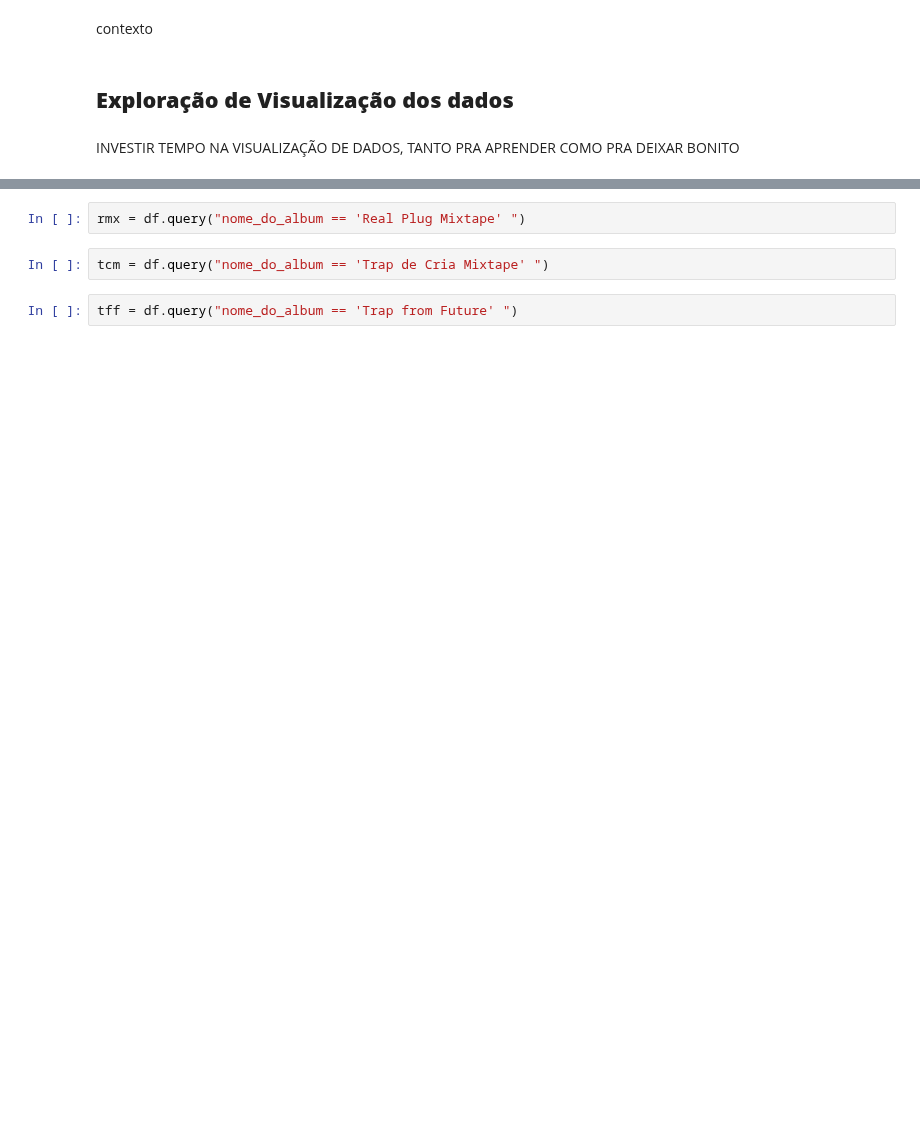
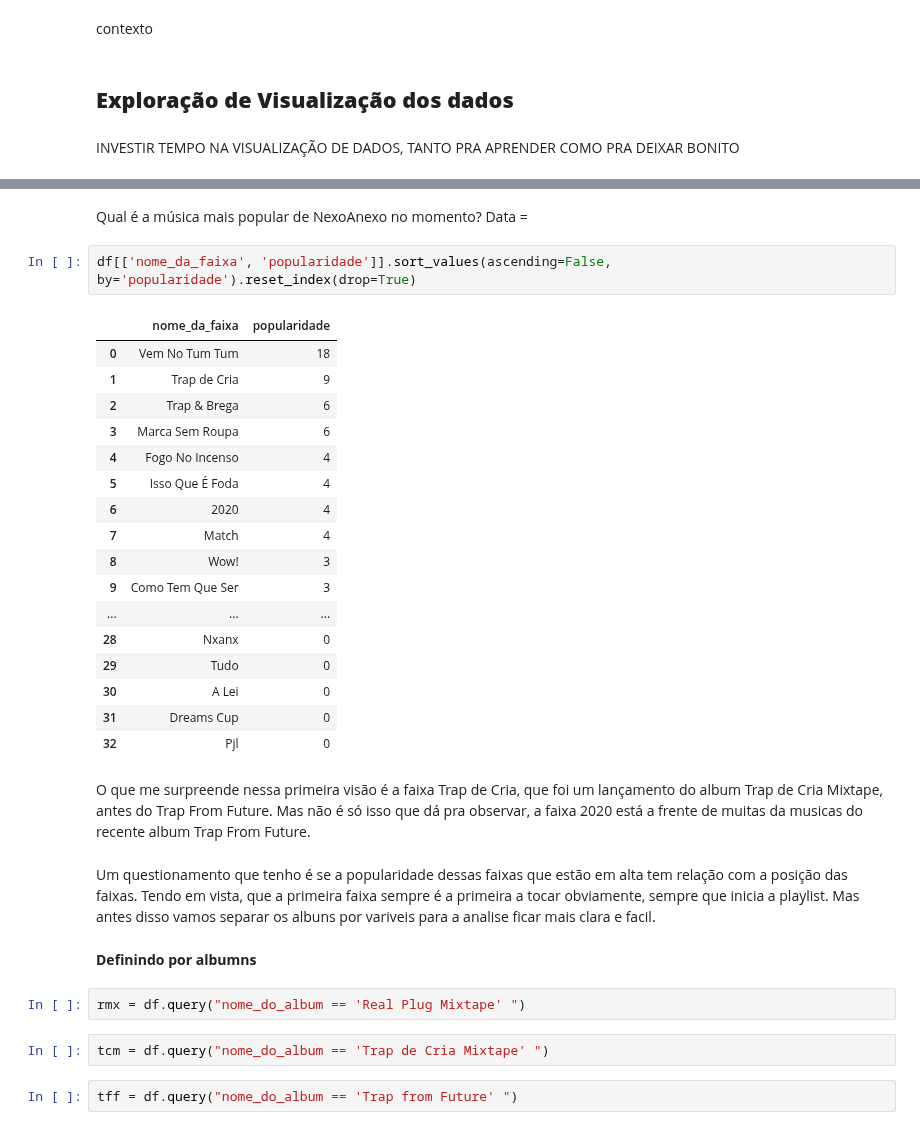
Before and after one commit to luislauriano/Data_Science, a Jupyter notebook: Projeto_construcao.ipynb, the cells around one changed output, grey strips where cells are left out. Cells and saved outputs as stored; diff of their text form; blank space fills up the shorter version.

```diff
--- a/Projeto_construcao.ipynb
+++ b/Projeto_construcao.ipynb
@@ -430,3 +450,31 @@ Apostas:
+# %% [markdown]
+Qual é a música mais popular de NexoAnexo no momento? Data =
+# %%
+df[['nome_da_faixa', 'popularidade']].sort_values(ascending=False, by='popularidade').reset_index(drop=True)
+# %% [output]
+|  | nome_da_faixa | popularidade |
+| 0 | Vem No Tum Tum | 18 |
+| 1 | Trap de Cria | 9 |
+| 2 | Trap & Brega | 6 |
+| 3 | Marca Sem Roupa | 6 |
+| 4 | Fogo No Incenso | 4 |
+| 5 | Isso Que É Foda | 4 |
+| 6 | 2020 | 4 |
+| 7 | Match | 4 |
+| 8 | Wow! | 3 |
+| 9 | Como Tem Que Ser | 3 |
+| ... | ... | ... |
+| 28 | Nxanx | 0 |
+| 29 | Tudo | 0 |
+| 30 | A Lei | 0 |
+| 31 | Dreams Cup | 0 |
+| 32 | Pjl | 0 |
+# %% [markdown]
+O que me surpreende nessa primeira visão é a faixa Trap de Cria, que foi um lançamento do album Trap de Cria Mixtape, antes do Trap From Future. Mas não é só isso que dá pra observar, a faixa 2020 está a frente de muitas da musicas do recente album Trap From Future.
+# %% [markdown]
+Um questionamento que tenho é se a popularidade dessas faixas que estão em alta tem relação com a posição das faixas. Tendo em vista, que a primeira faixa sempre é a primeira a tocar obviamente, sempre que inicia a playlist. Mas antes disso vamos separar os albuns por variveis para a analise ficar mais clara e facil.
+# %% [markdown]
+**Definindo por albumns**
 # %%
 rmx = df.query("nome_do_album == 'Real Plug Mixtape' ")
 # %%
```
Also changed, not shown: parts of 61 cells of this notebook.
